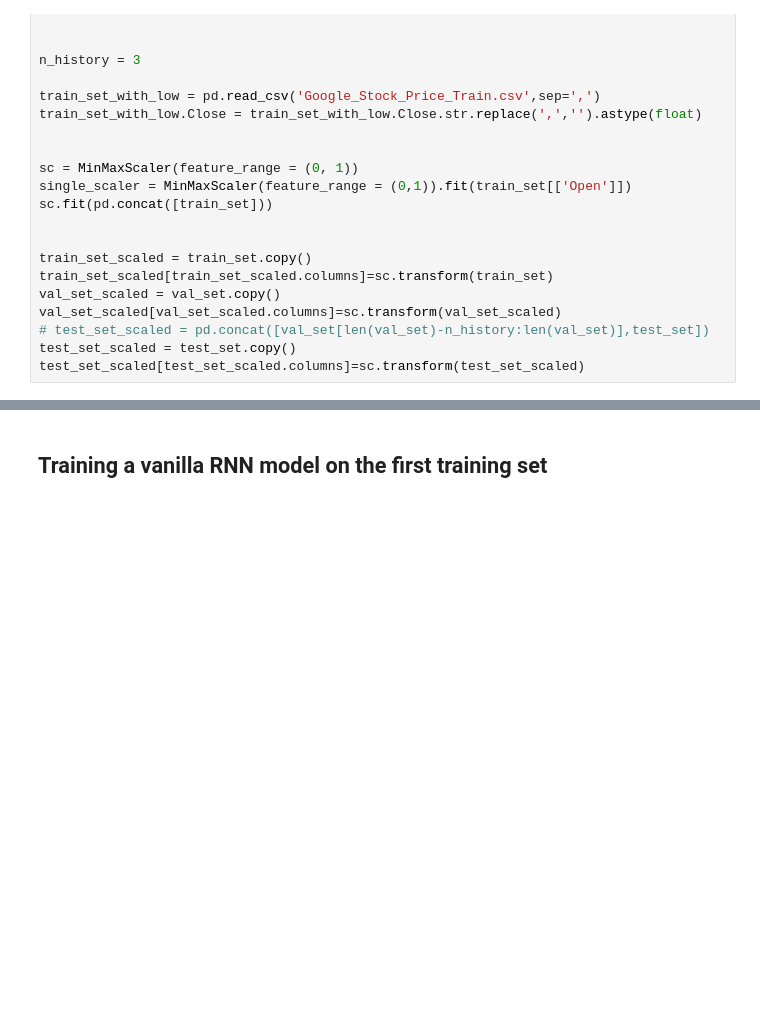
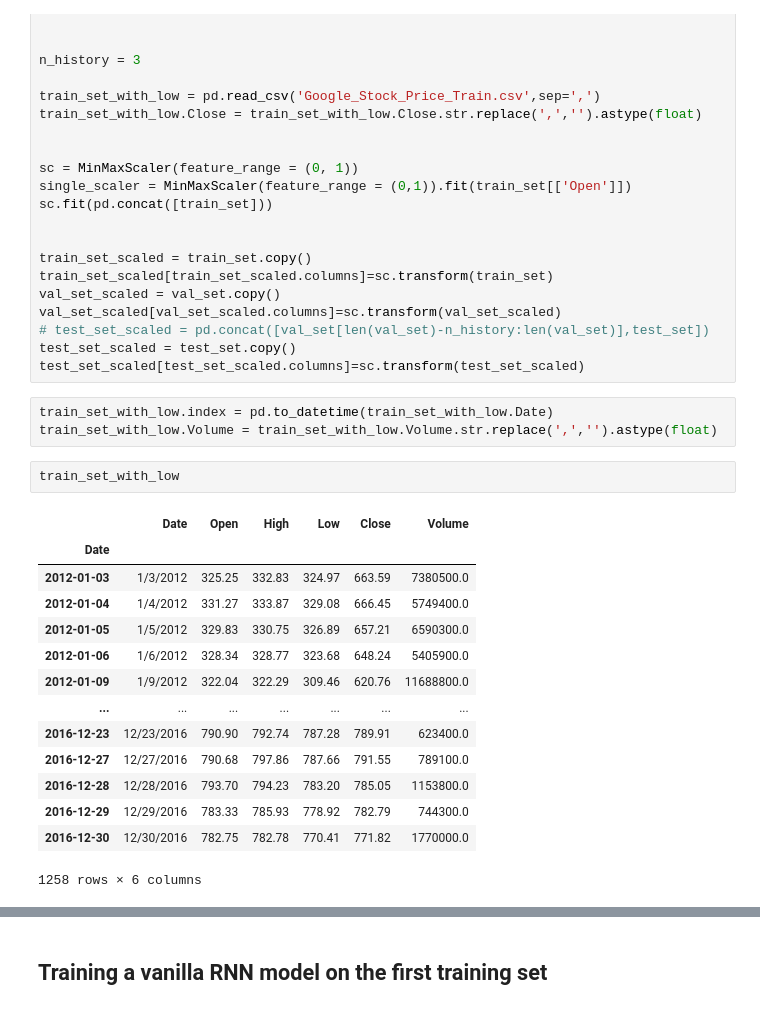
Before and after one commit to Pliploop/Stock_Prediction_RNN, a Jupyter notebook: Exploration.ipynb, the cells around one changed output, grey strips where cells are left out. Drawn from its saved outputs; the diff is of its cells as text; blank space fills up the shorter version.

```diff
--- a/Exploration.ipynb
+++ b/Exploration.ipynb
@@ -45,6 +45,26 @@ val_set_scaled[val_set_scaled.columns]=sc.transform(val_set_scaled)
 # test_set_scaled = pd.concat([val_set[len(val_set)-n_history:len(val_set)],test_set])
 test_set_scaled = test_set.copy()
 test_set_scaled[test_set_scaled.columns]=sc.transform(test_set_scaled)
+# %%
+train_set_with_low.index = pd.to_datetime(train_set_with_low.Date)
+train_set_with_low.Volume = train_set_with_low.Volume.str.replace(',','').astype(float)
+# %%
+train_set_with_low
+# %% [output]
+|  | Date | Open | High | Low | Close | Volume |
+| Date |  |  |  |  |  |  |
+| 2012-01-03 | 1/3/2012 | 325.25 | 332.83 | 324.97 | 663.59 | 7380500.0 |
+| 2012-01-04 | 1/4/2012 | 331.27 | 333.87 | 329.08 | 666.45 | 5749400.0 |
+| 2012-01-05 | 1/5/2012 | 329.83 | 330.75 | 326.89 | 657.21 | 6590300.0 |
+| 2012-01-06 | 1/6/2012 | 328.34 | 328.77 | 323.68 | 648.24 | 5405900.0 |
+| 2012-01-09 | 1/9/2012 | 322.04 | 322.29 | 309.46 | 620.76 | 11688800.0 |
+| ... | ... | ... | ... | ... | ... | ... |
+| 2016-12-23 | 12/23/2016 | 790.90 | 792.74 | 787.28 | 789.91 | 623400.0 |
+| 2016-12-27 | 12/27/2016 | 790.68 | 797.86 | 787.66 | 791.55 | 789100.0 |
+| 2016-12-28 | 12/28/2016 | 793.70 | 794.23 | 783.20 | 785.05 | 1153800.0 |
+| 2016-12-29 | 12/29/2016 | 783.33 | 785.93 | 778.92 | 782.79 | 744300.0 |
+| 2016-12-30 | 12/30/2016 | 782.75 | 782.78 | 770.41 | 771.82 | 1770000.0 |
+1258 rows × 6 columns
 # %%
 fig,ax=plt.subplots(1,2,figsize=(12,5))
 sns.set_style("whitegrid")
```
Also changed, not shown: parts of 13 cells of this notebook, 11 other files.
